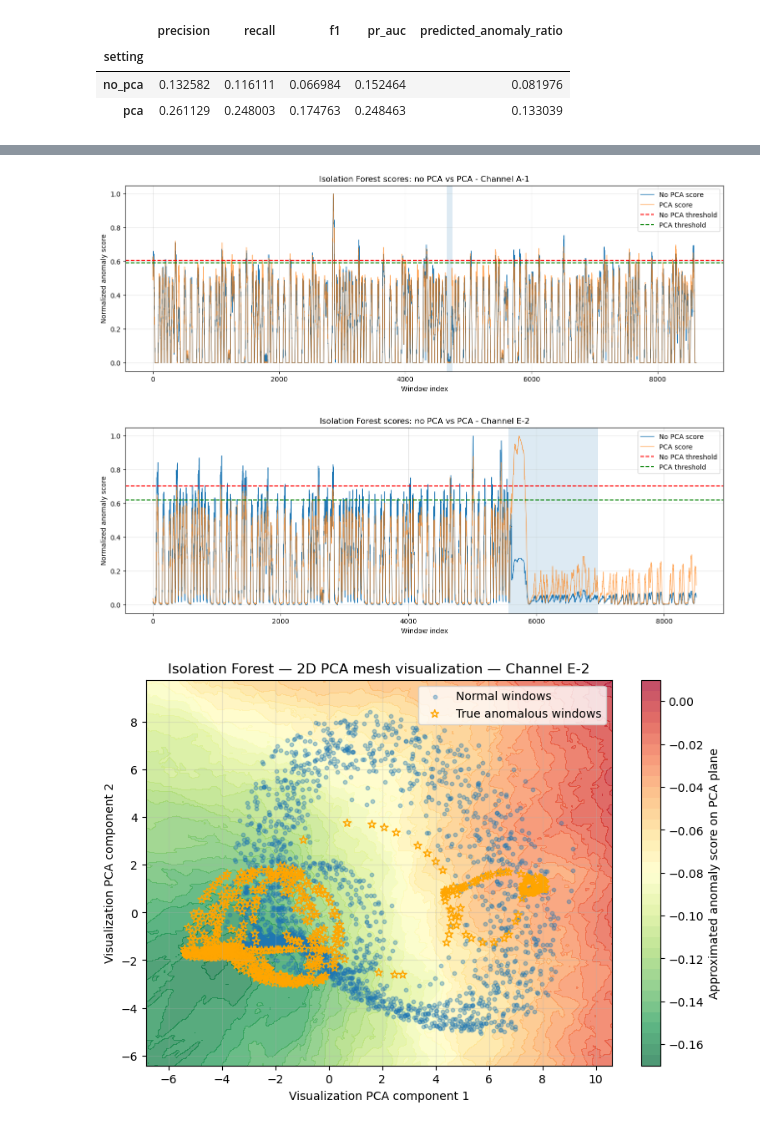
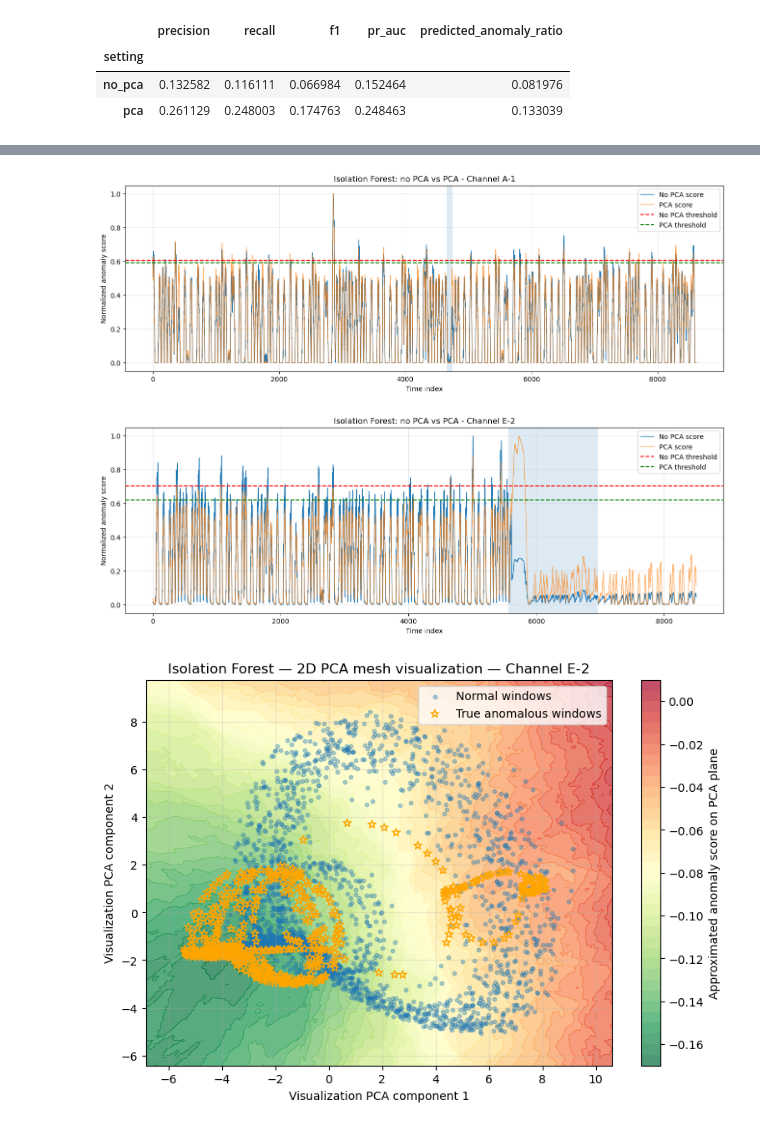
Before and after one commit to LucianoScarpino/Anomaly_Detection_Nasa_SMAP, a Jupyter notebook: Anomaly_Detection.ipynb, the cells around one changed output, grey strips where cells are left out. Cells and saved outputs as stored; diff of their text form; code cells hidden in the pictures.

```diff
--- a/Anomaly_Detection.ipynb
+++ b/Anomaly_Detection.ipynb
@@ -419,14 +419,16 @@ def preprocess_single_channel(
     # -------------------------
     data = {
         "X_train": X_train_win,
+        "X_train_seq": X_train_processed,
         "X_val": X_val_win,
+        "X_val_seq": X_val_processed,
         "scaler": scaler,
         "pca": pca,
         "kept_feature_indices": kept_feature_indices,
         "constant_feature_indices": constant_feature_indices,
-        "mpa_binary": map_binary,
+        "continuous_mask": continuous_mask,
+        "map_binary": map_binary,
         "binary_mask": binary_mask,
-        "continuos_mask": continuous_mask
     }
 
     info = {
@@ -671,10 +673,10 @@ def preprocess_test_channel(
 
     kept_feature_indices = train_info["kept_feature_indices"]
     binary_mask = train_info["binary_mask"]
-    continuous_mask = train_info["continuos_mask"]
+    continuous_mask = train_info["continuous_mask"]
     scaler = train_info["scaler"]
     pca = train_info["pca"]
-    map_binary = train_info["mpa_binary"]
+    map_binary = train_info["map_binary"]
 
     # -------------------------
     # Apply same feature selection used on train
@@ -769,6 +771,7 @@ def preprocess_test_channel(
     # -------------------------
     data = {
         "X_test": X_test_win,
+        "X_test_seq": X_test_processed,
         "y_test": y_test_win,
         "y_test_raw": y_test_raw,
         "anomaly_sequences": anomaly_sequences,
@@ -1443,0 +1403,9 @@ plot_iforest_scores_with_anomaly_regions(
+# %%
+scores_A1 = iforest_no_pca_scores['A-1']
+y_true_A1 = test_preprocessed_data['A-1']["y_test"]
+threshold_A1 = iforest_no_pca_df[iforest_no_pca_df["channel_id"] == 'A-1'].iloc[0]["threshold"]
+
+
+scores_E2 = iforest_no_pca_scores['E-2']
+y_true_E2 = test_preprocessed_data['E-2']["y_test"]
+threshold_E2 = iforest_no_pca_df[iforest_no_pca_df["channel_id"] == 'E-2'].iloc[0]["threshold"]
@@ -1476,22 +1469,27 @@ plot_pr_curve(
 # %%
-plot_iforest_comparison_pca_vs_no_pca(
-    channel_id="A-1",
-    scores_no_pca=iforest_no_pca_scores,
-    scores_pca=iforest_pca_scores,
-    test_data_no_pca=test_preprocessed_data,
-    results_no_pca=iforest_no_pca_df,
-    results_pca=iforest_pca_df
+threshold_A1_pca = iforest_pca_df[iforest_pca_df["channel_id"] == 'A-1'].iloc[0]["threshold"]
+threshold_E2_pca = iforest_pca_df[iforest_pca_df["channel_id"] == 'E-2'].iloc[0]["threshold"]
+
+plot_model_comparison_pca_vs_no_pca(
+    channel_id='A-1',
+    scores_no_pca=iforest_no_pca_scores['A-1'],
+    scores_pca=iforest_pca_scores['A-1'],
+    y_true=y_true_A1,
+    threshold_no_pca=threshold_A1,
+    threshold_pca=threshold_A1_pca,
+    model_name="Isolation Forest"
 )
 
-plot_iforest_comparison_pca_vs_no_pca(
-    channel_id="E-2",
-    scores_no_pca=iforest_no_pca_scores,
-    scores_pca=iforest_pca_scores,
-    test_data_no_pca=test_preprocessed_data,
-    results_no_pca=iforest_no_pca_df,
-    results_pca=iforest_pca_df
+plot_model_comparison_pca_vs_no_pca(
+    channel_id='E-2',
+    scores_no_pca=iforest_no_pca_scores['E-2'],
+    scores_pca=iforest_pca_scores['E-2'],
+    y_true=y_true_E2,
+    threshold_no_pca=threshold_E2,
+    threshold_pca=threshold_E2_pca,
+    model_name="Isolation Forest"
 )
 # %% [output]
-[figure, old version]
+[figure, new version]
-[figure, old version]
+[figure, new version]
 # %%
```
Also changed, not shown: parts of 15 cells of this notebook.
